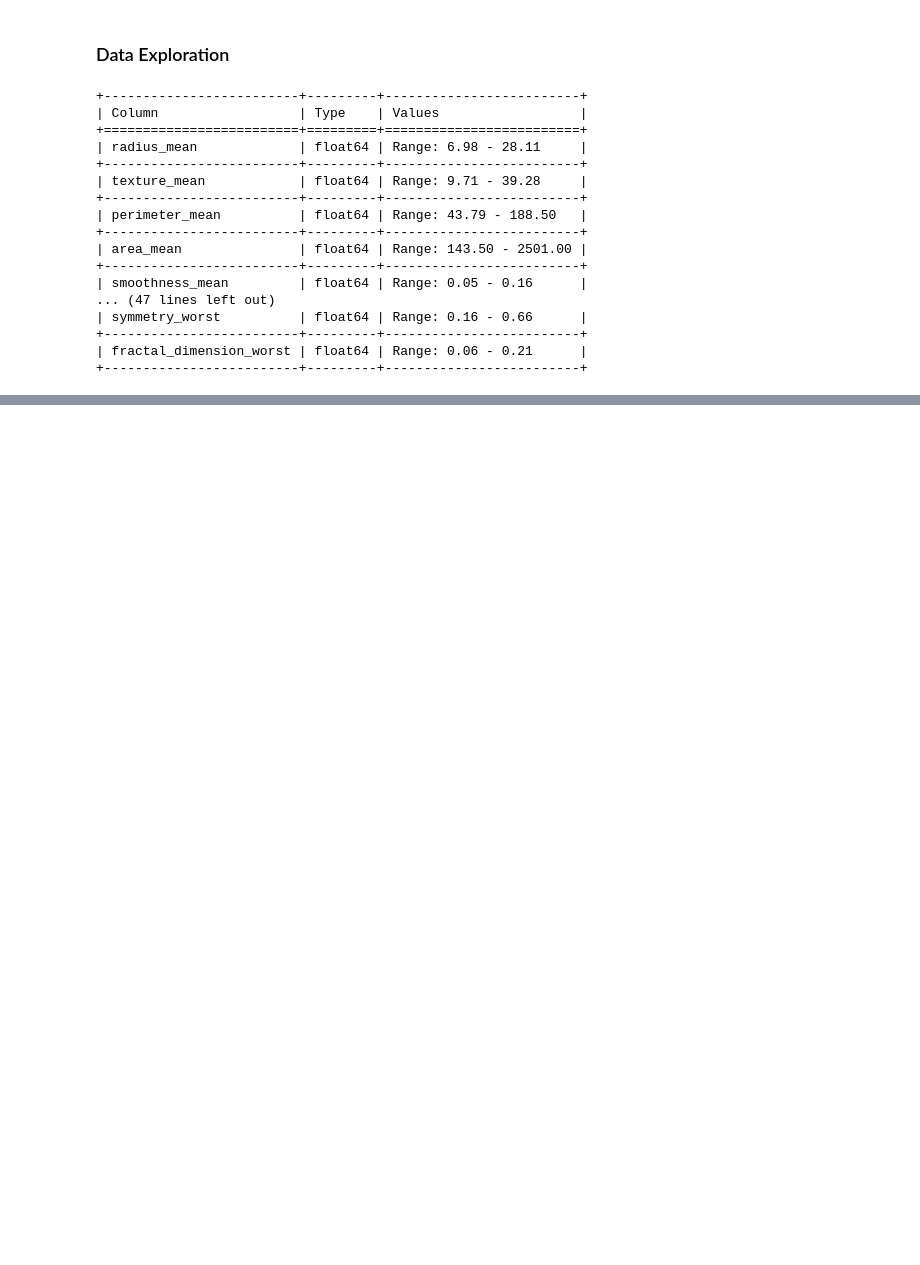
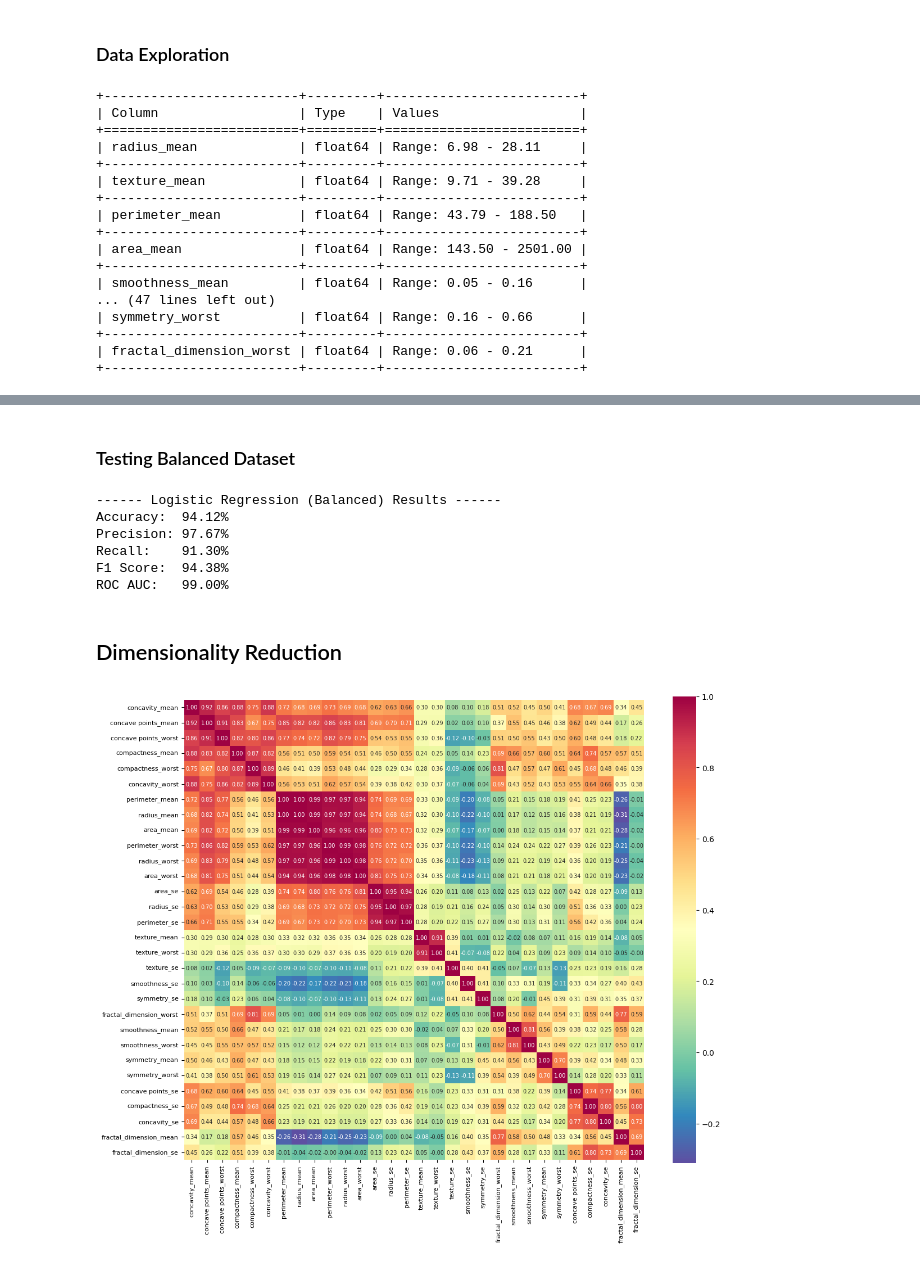
Before and after one commit to irika-katiyar/Breast-Tumor-Diagnosis, a Jupyter notebook: tumor_diagnosis.ipynb, the cells around one changed output, grey strips where cells are left out. Drawn from its saved outputs; the diff is of its cells as text; code cells hidden in the pictures; blank space fills up the shorter version.

```diff
--- a/tumor_diagnosis.ipynb
+++ b/tumor_diagnosis.ipynb
@@ -28,15 +33,25 @@ Data Shape: (569, 32)
 | 4 | 84358402 | M | 20.29 | 14.34 | 135.10 | 1297.0 | 0.10030 | ... |
 5 rows × 32 columns
 # %%
-# saving X and y
-df = df.drop("id", axis=1) # don't want id to be included as a factor
+# dropping id if in df
+if 'id' in df.columns:
+    df = df.drop("id", axis=1) # don't want id to be included as a factor
 X = df.drop("diagnosis", axis=1)
 y = df["diagnosis"]
 
 # one hot encoding y
 le = LabelEncoder()
 y = le.fit_transform(y)
+# print which class is what
+print("Class 0: {}".format(le.inverse_transform([0])))
+print("Class 1: {}".format(le.inverse_transform([1])))
 
 print("X shape: {}".format(X.shape))
 print("y shape: {}".format(y.shape))
+
+# splitting data
+X_train, X_test, y_train, y_test = train_test_split(X, y, test_size=0.2, random_state=42)
+scaler = StandardScaler()
+X_train = scaler.fit_transform(X_train)
+X_test = scaler.transform(X_test)
 # %% [output]
@@ -279,0 +213,40 @@ Accuracy on LDA data: 97.37%
+# %% [markdown]
+### Testing Balanced Dataset
+# %%
+# Splitting each dataset
+X_train_bal, X_test_bal, y_train_bal, y_test_bal = train_test_split(X_bal, y_bal, test_size=0.2, random_state=42)
+
+# scaling data
+scaler = StandardScaler()
+X_train_bal = scaler.fit_transform(X_train_bal)
+X_test_bal = scaler.transform(X_test_bal)
+
+# evaluating model
+evaluate_model(lr, X_train_bal, y_train_bal, X_test_bal, y_test_bal, "Logistic Regression (Balanced)", results_df, False)
+# %% [output]
+------ Logistic Regression (Balanced) Results ------
+Accuracy:  94.12%
+Precision: 97.67%
+Recall:    91.30%
+F1 Score:  94.38%
+ROC AUC:   99.00%
+# %% [markdown]
+## Dimensionality Reduction
+# %%
+# Compute the correlation matrix
+correlation_matrix = X.corr()
+
+# This is to redorder correlation matrix so that highly correlated features are grouped together
+linkage_matrix = linkage(correlation_matrix, method='average') # compute the linkage matrix and optimal ordering of features
+idx = leaves_list(linkage_matrix)
+ordered_corr = correlation_matrix.iloc[idx, :].iloc[:, idx] # reordering matrix
+
+# Plot
+plt.figure(figsize=(12, 10))
+sns.heatmap(ordered_corr, annot=True, cmap="Spectral_r", fmt=".2f", annot_kws={"size": 7}, square=True)
+plt.xticks(rotation=90, fontsize=8)
+plt.yticks(rotation=0, fontsize=8)
+plt.tight_layout()
+plt.show()
+# %% [output]
+[figure, added]
```
Also changed, not shown: parts of 43 cells of this notebook, 3 other files.
